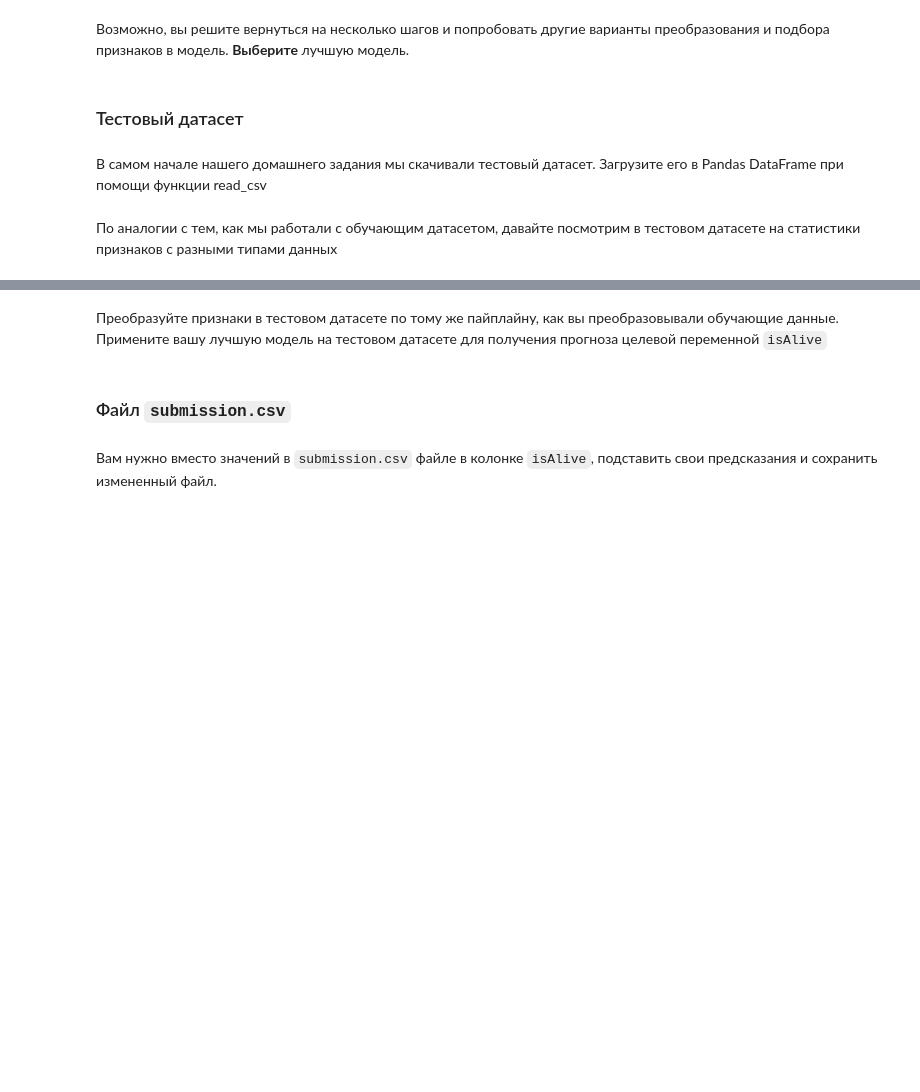
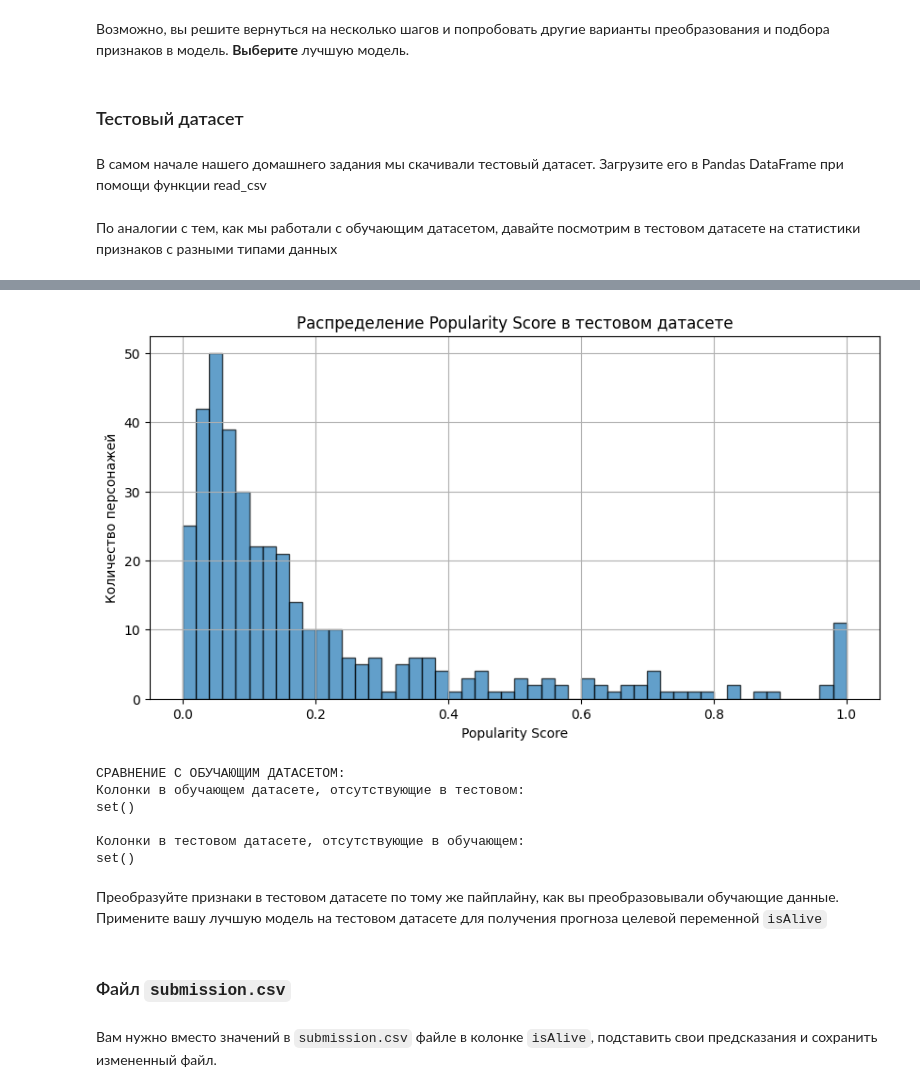
Before and after one commit to Barsanio/Yampolskiy_2, a Jupyter notebook: week_01_ml_intro/Homework/hw_1_game_of_thrones.ipynb, the cells around one changed output, grey strips where cells are left out. Drawn from its saved outputs; the diff is of its cells as text; code cells hidden in the pictures; blank space fills up the shorter version.

```diff
--- a/week_01_ml_intro/Homework/hw_1_game_of_thrones.ipynb
+++ b/week_01_ml_intro/Homework/hw_1_game_of_thrones.ipynb
@@ -1046,7 +1062,7 @@ ValueError: Found input variables with inconsistent numbers of samples: [312, 12
 ### Тестовый датасет
 # %% [markdown]
 В самом начале нашего домашнего задания мы скачивали тестовый датасет. Загрузите его в Pandas DataFrame при помощи функции read_csv
-# %%
-data = # ...
+# %%
+data_test = pd.read_csv('game_of_thrones_test.csv')
 # %% [markdown]
 По аналогии с тем, как мы работали с обучающим датасетом, давайте посмотрим в тестовом датасете на статистики признаков с разными типами данных
@@ -1055,0 +1069,69 @@ data_test.loc[data_test['age']<0] # Находим данные с ошибка
+# %%
+# Просмотр основных статистик тестового датасета
+print("ОСНОВНАЯ ИНФОРМАЦИЯ О ТЕСТОВОМ ДАТАСЕТЕ:")
+print("=" * 50)
+print(f"Размерность тестового датасета: {data_test.shape}")
+print(f"Колонки тестового датасета: {data_test.columns.tolist()}")
+
+# Просмотр первых строк
+print("\nПЕРВЫЕ 5 СТРОК ТЕСТОВОГО ДАТАСЕТА:")
+print(data_test.head())
+
+# Проверка типов данных
+print("\nТИПЫ ДАННЫХ В ТЕСТОВОМ ДАТАСЕТЕ:")
+print(data_test.dtypes)
+
+# Проверка пропущенных значений
+print("\nПРОПУЩЕННЫЕ ЗНАЧЕНИЯ В ТЕСТОВОМ ДАТАСЕТЕ:")
+print(data_test.isnull().sum())
+
+# Анализ числовых признаков
+print("\nСТАТИСТИКА ЧИСЛОВЫХ ПРИЗНАКОВ:")
+numeric_cols = data_test.select_dtypes(include=['int64', 'float64']).columns
+print(data_test[numeric_cols].describe().T[['count', 'min', 'max', 'mean']])
+
+# Анализ категориальных признаков
+print("\nСТАТИСТИКА КАТЕГОРИАЛЬНЫХ ПРИЗНАКОВ:")
+categorical_cols = data_test.select_dtypes(include=['object']).columns
+for col in categorical_cols:
+    print(f"\n{col}:")
+    print(f"  Уникальных значений: {data_test[col].nunique()}")
+    print(f"  Топ-5 самых частых:")
+    print(data_test[col].value_counts().head())
+
+# Проверка аномальных значений в возрасте
+print("\nПРОВЕРКА АНОМАЛЬНЫХ ЗНАЧЕНИЙ В ВОЗРАСТЕ:")
+print("Персонажи с отрицательным возрастом:")
+print(data_test.loc[data_test['age'] < 0])
+
+print("\nПерсонажи с очень большим возрастом (>100):")
+print(data_test.loc[data_test['age'] > 100])
+
+# Проверка распределения популярности
+print("\nРАСПРЕДЕЛЕНИЕ POPULARITY SCORE:")
+print(data_test['popularity'].describe())
+plt.figure(figsize=(10, 5))
+data_test['popularity'].hist(bins=50, edgecolor='black', alpha=0.7)
+plt.title('Распределение Popularity Score в тестовом датасете')
+plt.xlabel('Popularity Score')
+plt.ylabel('Количество персонажей')
+plt.show()
+
+# Проверка согласованности признаков с обучающим датасетом
+print("\nСРАВНЕНИЕ С ОБУЧАЮЩИМ ДАТАСЕТОМ:")
+print("Колонки в обучающем датасете, отсутствующие в тестовом:")
+missing_in_test = set(data.columns) - set(data_test.columns)
+print(missing_in_test)
+
+print("\nКолонки в тестовом датасете, отсутствующие в обучающем:")
+missing_in_train = set(data_test.columns) - set(data.columns)
+print(missing_in_train)
+
+# Проверка распределения ключевых признаков
+key_features = ['isNoble', 'male', 'isMarried', 'isSpouseAlive', 'isMotherAlive', 'isFatherAlive', 'isHeirAlive']
+if all(feature in data_test.columns for feature in key_features):
+    print("\nРАСПРЕДЕЛЕНИЕ КЛЮЧЕВЫХ ПРИЗНАКОВ:")
+    for feature in key_features:
+        print(f"\n{feature}:")
+        print(data_test[feature].value_counts(normalize=True).round(3))
+# %% [output]
@@ -1056,3 +1155,10 @@ data_test.loc[data_test['age']<0] # Находим данные с ошибка
+[figure, added]
+СРАВНЕНИЕ С ОБУЧАЮЩИМ ДАТАСЕТОМ:
+Колонки в обучающем датасете, отсутствующие в тестовом:
+set()
+
+Колонки в тестовом датасете, отсутствующие в обучающем:
+set()
 # %%
 #Вы можете аккуратно поправить тестовые данные, воспользовавшись, например следующим кодом:
 data_test.loc[1685, 'dateOfBirth'] = 278.
```
Also changed, not shown: parts of 5 cells of this notebook.
